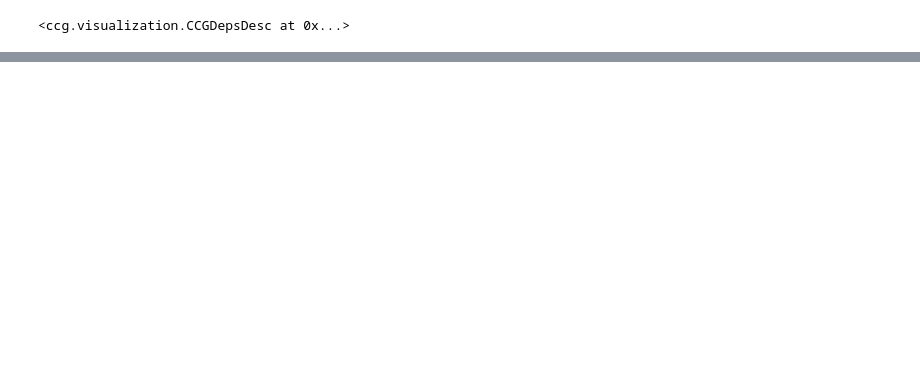
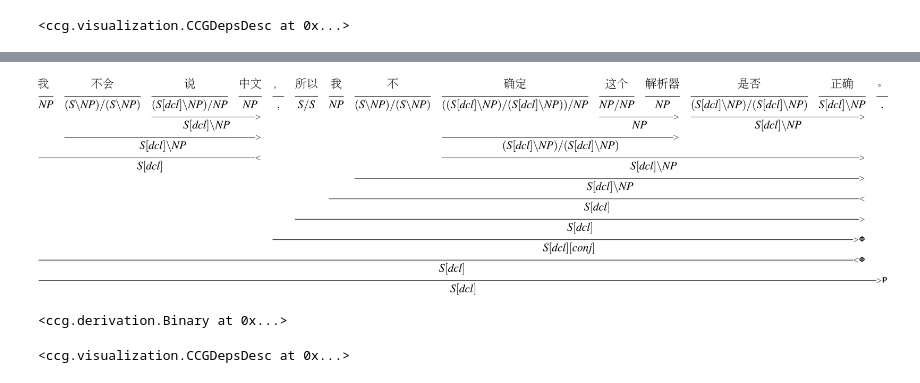
Before and after one commit to stanojevic/ccgtools, a Jupyter notebook: notebooks/demo.ipynb, the cells around one changed output, grey strips where cells are left out. Drawn from its saved outputs; the diff is of its cells as text; code cells hidden in the pictures; blank space fills up the shorter version.

```diff
--- a/notebooks/demo.ipynb
+++ b/notebooks/demo.ipynb
@@ -18,3 +17,9 @@ tree
 tree.deps()
 # %% [output]
 <ccg.visualization.CCGDepsDesc at 0x...>
+# %%
+parser = ccg.parser("pretrained:Chinese-RoBERTa")
+# %%
+tree = parser.parse_sent("我不会说中文，所以我不确定这个解析器是否正确。")
+tree
+# %% [output]
@@ -20,0 +27,6 @@ tree.deps()
+[figure, added]
+<ccg.derivation.Binary at 0x...>
+# %%
+tree.deps()
+# %% [output]
+<ccg.visualization.CCGDepsDesc at 0x...>
```
Also changed, not shown: parts of 3 cells of this notebook, 6 other files.
